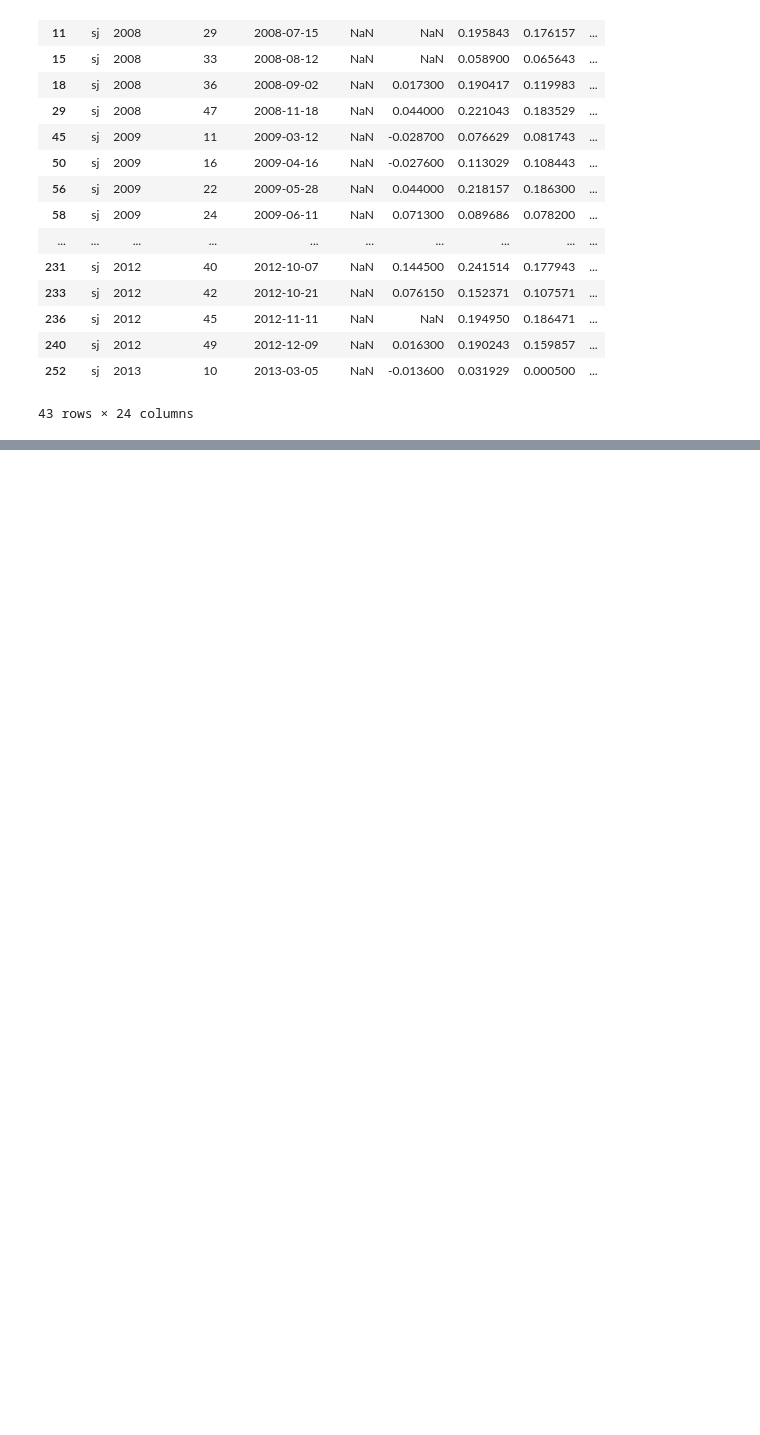
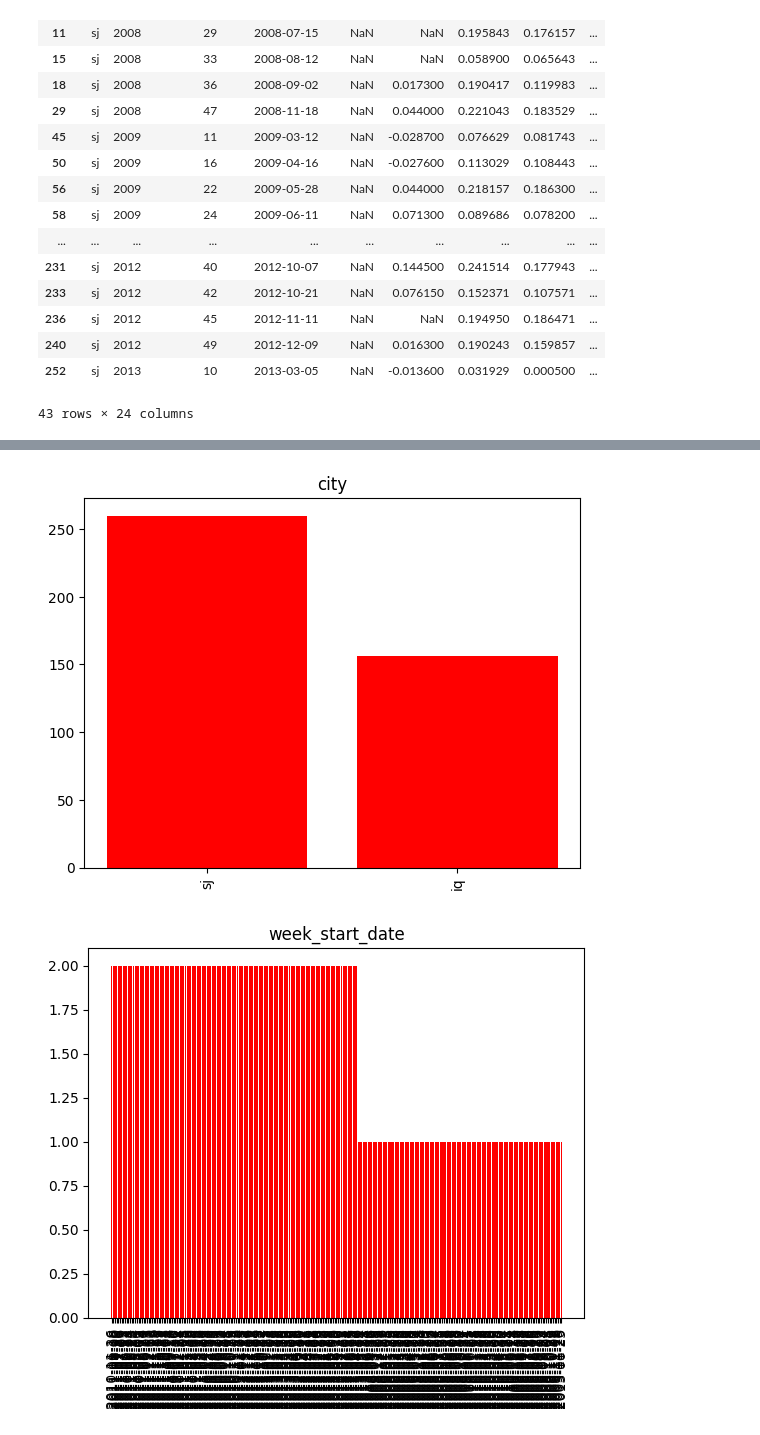
Before and after one commit to sebas123456m/SEMILLERO-CIENCIA-DE-DATOS, a Jupyter notebook: Proyecto1_Prediccion_Propagacion_Enfermedades.ipynb, the cells around one changed output, grey strips where cells are left out. Cells and saved outputs as stored; diff of their text form; code cells hidden in the pictures; blank space fills up the shorter version.

```diff
--- a/Proyecto1_Prediccion_Propagacion_Enfermedades.ipynb
+++ b/Proyecto1_Prediccion_Propagacion_Enfermedades.ipynb
@@ -301,0 +327,16 @@ plt.show()
+# %%
+variables_cualitativas=datos.dtypes[datos.dtypes=='object'].index.tolist()
+
+variables_cuantitativas=datos.dtypes[datos.dtypes!='object'].index.tolist()
+# %%
+import matplotlib.pyplot as plt
+import numpy as np
+for l in variables_cualitativas:
+    f=datos[l].value_counts()
+    plt.bar(np.array(f.index.to_list()),np.array(f),color='r')
+    plt.xticks(rotation = 90)
+    plt.title(l)
+    plt.show()
+# %% [output]
+[figure, added]
+[figure, added]
```
Also changed, not shown: parts of 12 cells of this notebook.
